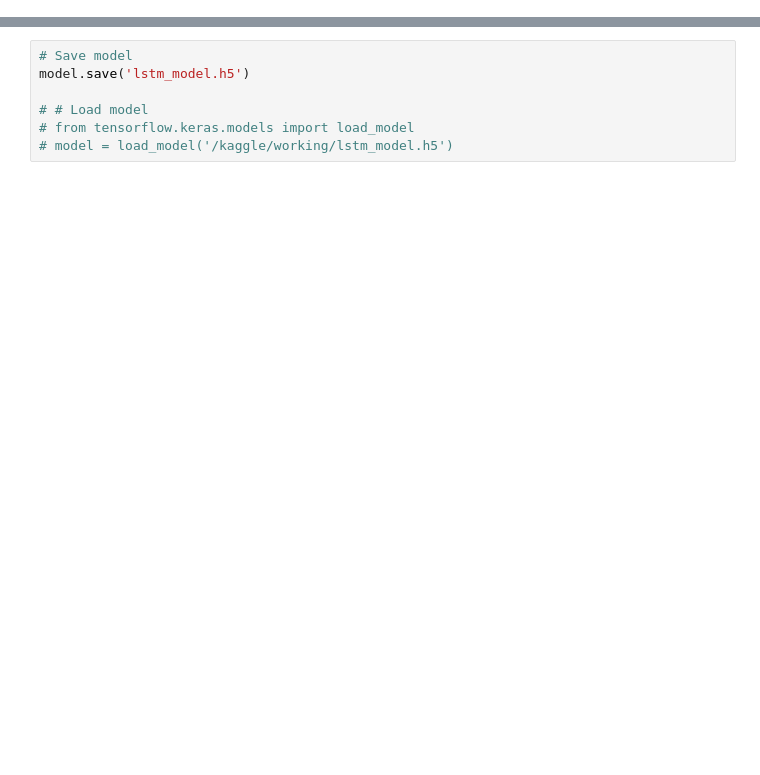
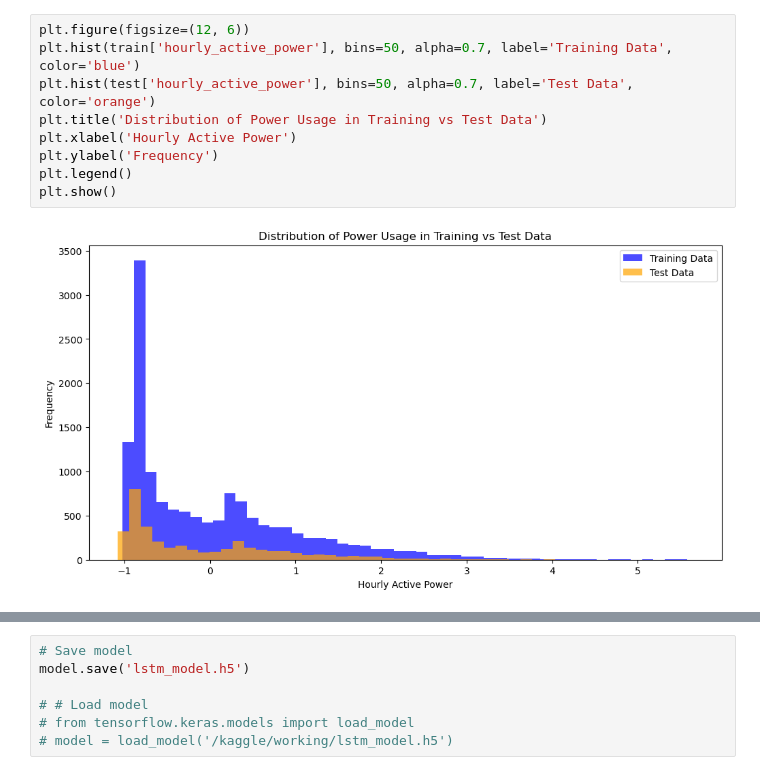
Before and after one commit to LyricLrs/Prediction-of-Individual-Household-Electric-Power-Consumption, a Jupyter notebook: lstm-small.ipynb, the cells around one changed output, grey strips where cells are left out. Drawn from its saved outputs; the diff is of its cells as text; blank space fills up the shorter version.

```diff
--- a/lstm-small.ipynb
+++ b/lstm-small.ipynb
@@ -133 +125,12 @@ Test size: 3578
+# %%
+plt.figure(figsize=(12, 6))
+plt.hist(train['hourly_active_power'], bins=50, alpha=0.7, label='Training Data', color='blue')
+plt.hist(test['hourly_active_power'], bins=50, alpha=0.7, label='Test Data', color='orange')
+plt.title('Distribution of Power Usage in Training vs Test Data')
+plt.xlabel('Hourly Active Power')
+plt.ylabel('Frequency')
+plt.legend()
+plt.show()
+# %% [output]
+[figure, added]
 # %%
```
Also changed, not shown: parts of 26 cells of this notebook, 1 other file.
